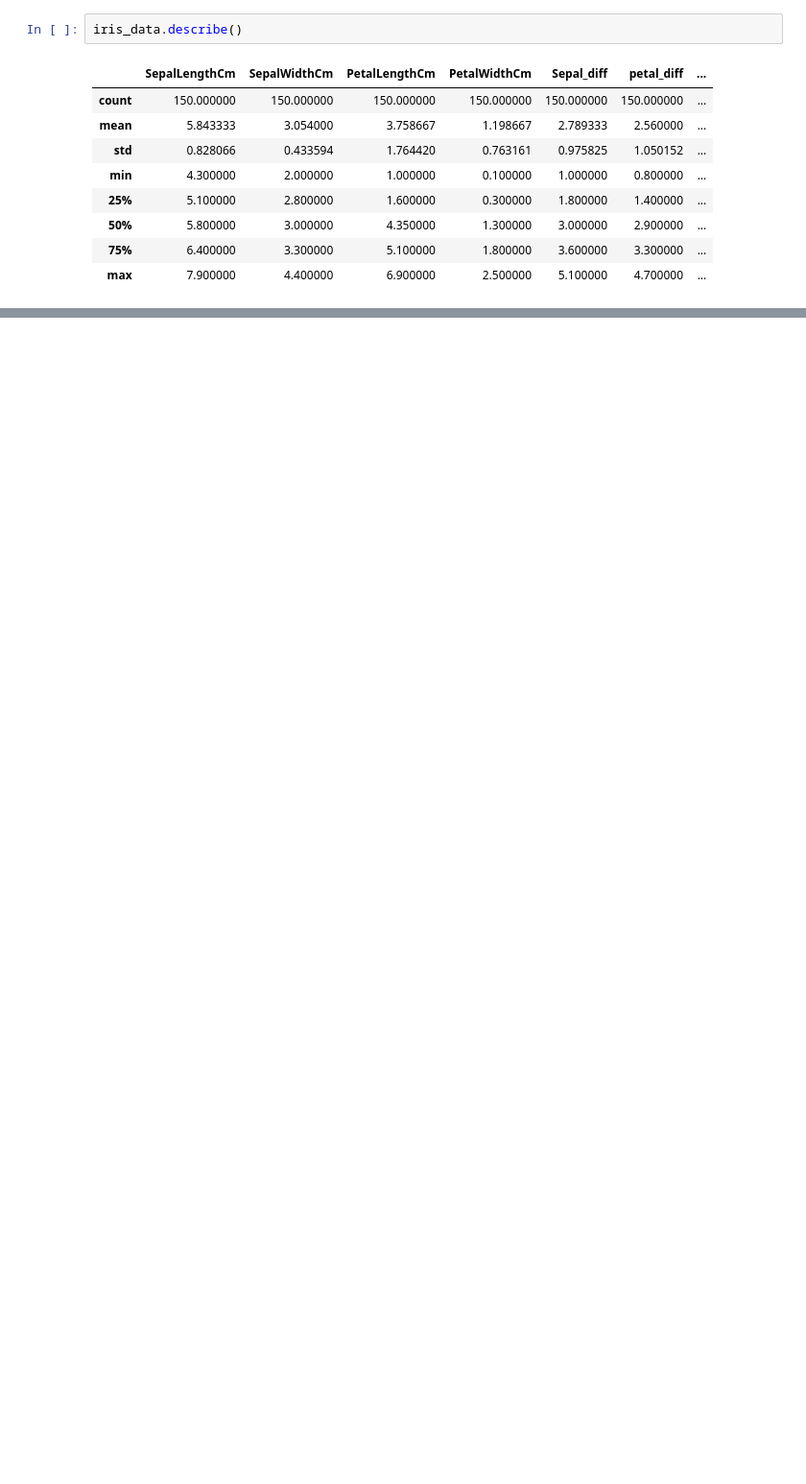
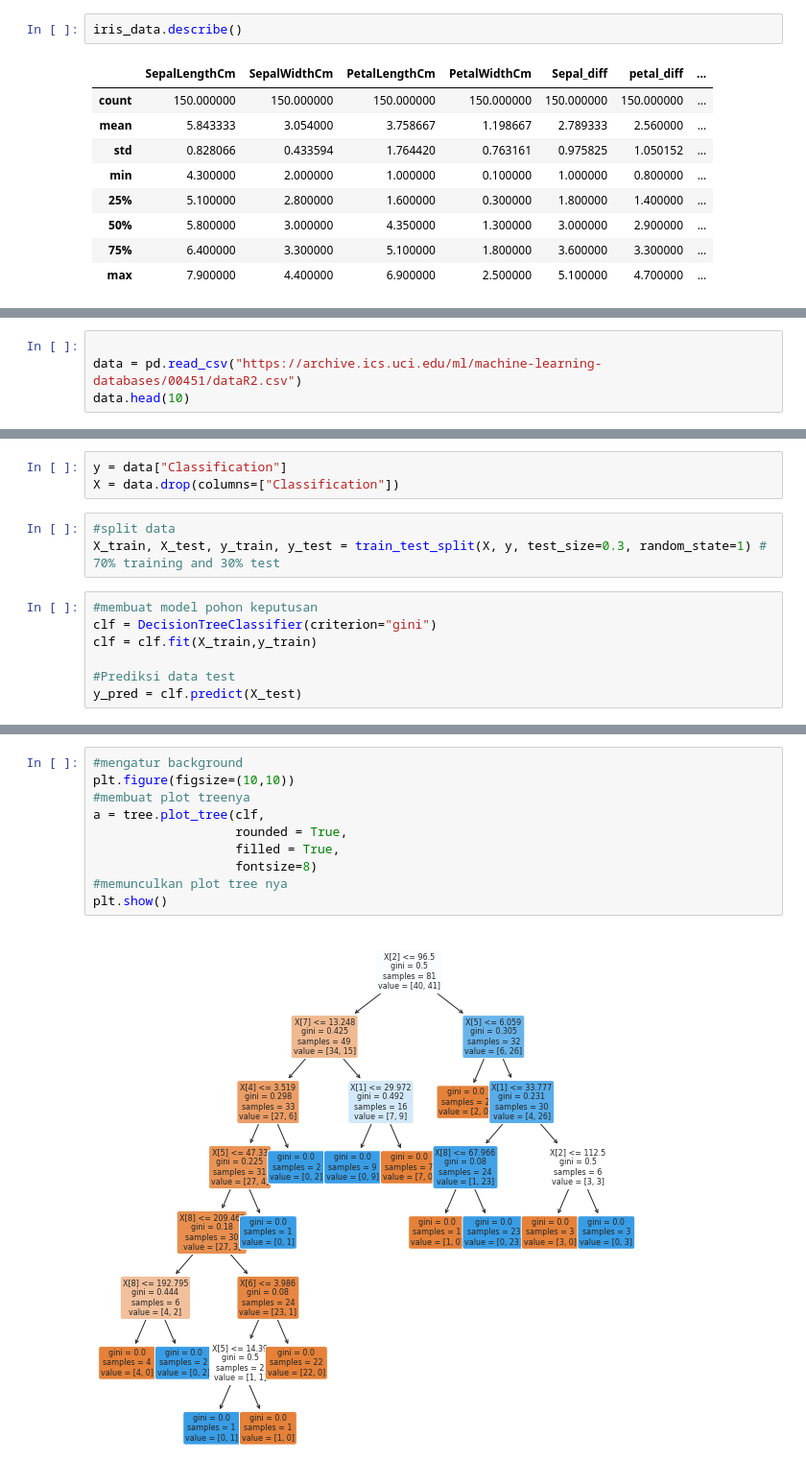
Before and after one commit to alvina-maharani/datamining, a Jupyter notebook: _sources/notebook.ipynb, the cells around one changed output, grey strips where cells are left out. Shown at 96% size. Drawn from its saved outputs; the diff is of its cells as text; blank space fills up the shorter version.

```diff
--- a/_sources/notebook.ipynb
+++ b/_sources/notebook.ipynb
@@ -1099,0 +1312,4 @@ iris_data.describe()
+# %%
+
+data = pd.read_csv("https://archive.ics.uci.edu/ml/machine-learning-databases/00451/dataR2.csv")
+data.head(10)
@@ -1099,0 +1350,13 @@ iris_data.describe()
+# %%
+y = data["Classification"]
+X = data.drop(columns=["Classification"])
+# %%
+#split data
+X_train, X_test, y_train, y_test = train_test_split(X, y, test_size=0.3, random_state=1) # 70% training and 30% test
+# %%
+#membuat model pohon keputusan
+clf = DecisionTreeClassifier(criterion="gini")
+clf = clf.fit(X_train,y_train)
+
+#Prediksi data test
+y_pred = clf.predict(X_test)
@@ -1099,0 +1367,12 @@ iris_data.describe()
+# %%
+#mengatur background
+plt.figure(figsize=(10,10))
+#membuat plot treenya
+a = tree.plot_tree(clf,
+                   rounded = True,
+                   filled = True,
+                   fontsize=8)
+#memunculkan plot tree nya
+plt.show()
+# %% [output]
+[figure, added]
```
Also changed, not shown: parts of 31 cells of this notebook, 7 other files.
